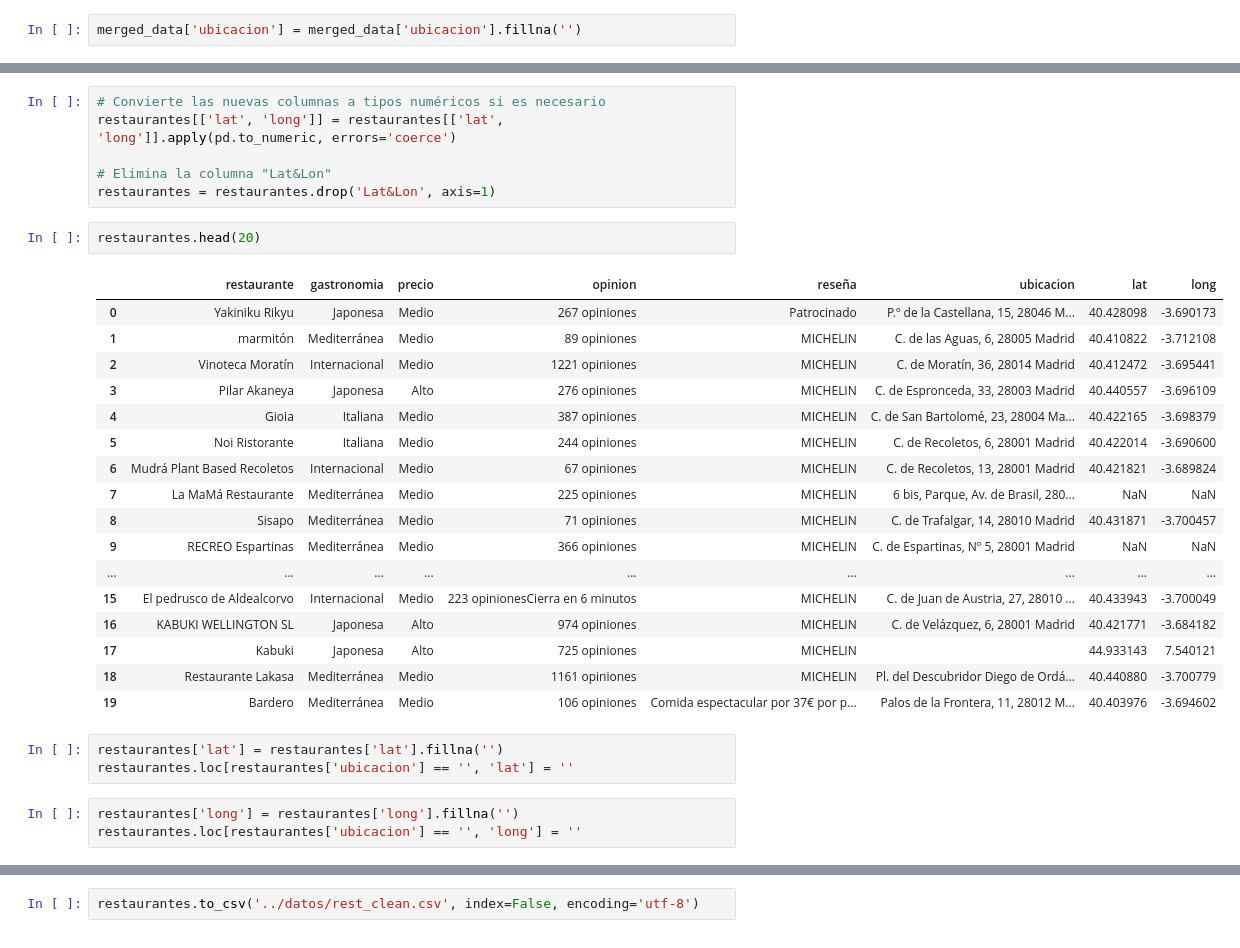
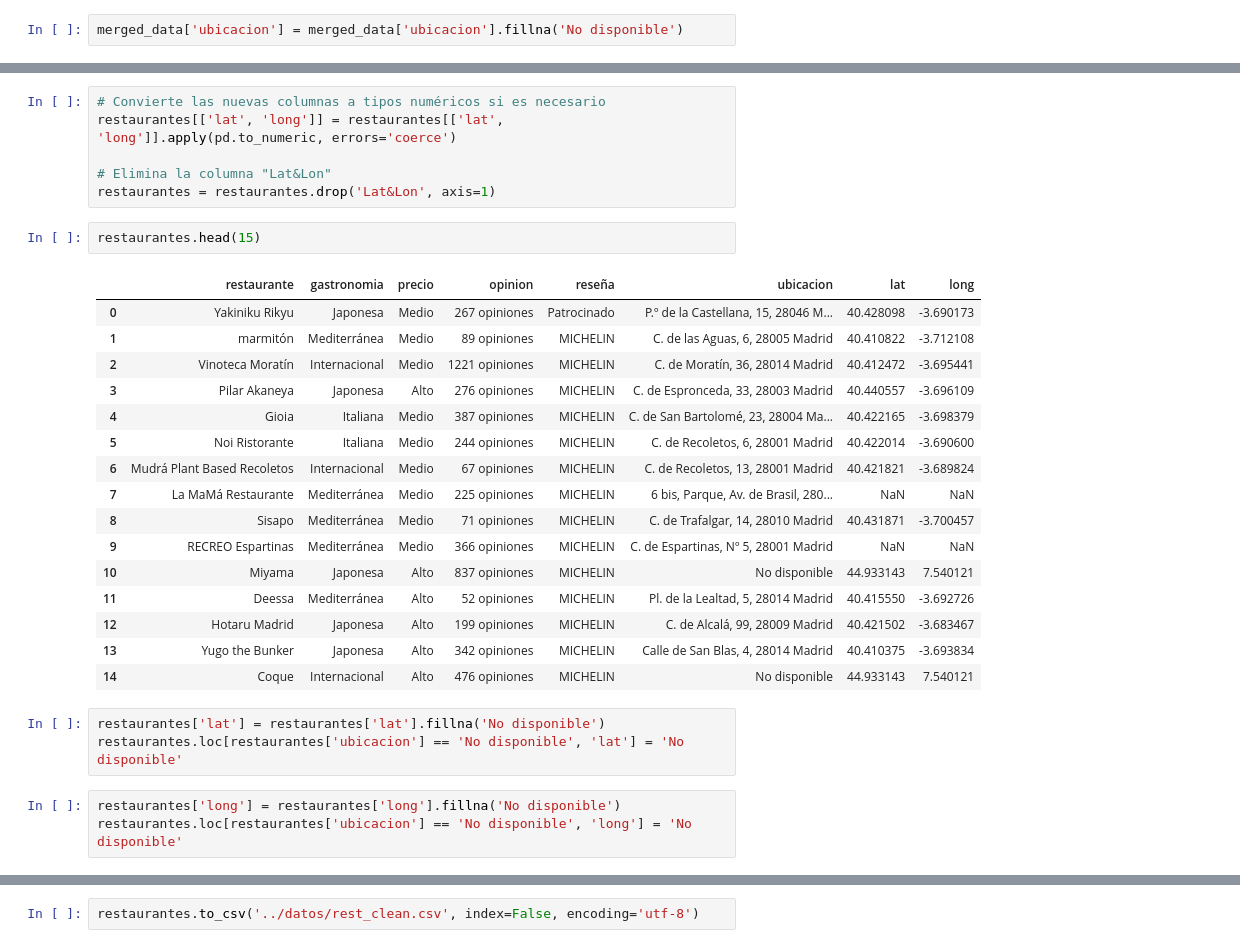
Before and after one commit to SaraPazo/Final-project-event, a Jupyter notebook: restaurantes/rest_notes/Uniones.ipynb, the cells around one changed output, grey strips where cells are left out. Cells and saved outputs as stored; diff of their text form.

```diff
--- a/restaurantes/rest_notes/Uniones.ipynb
+++ b/restaurantes/rest_notes/Uniones.ipynb
@@ -64,5 +77,5 @@ nan
 # %%
-merged_data['ubicacion'] = merged_data['ubicacion'].fillna('')
+merged_data['ubicacion'] = merged_data['ubicacion'].fillna('No disponible')
 # %%
 merged_data.head(15)
 # %% [output]
@@ -113,31 +126,30 @@ restaurantes[['lat', 'long']] = restaurantes[['lat', 'long']].apply(pd.to_numeri
 # Elimina la columna "Lat&Lon"
 restaurantes = restaurantes.drop('Lat&Lon', axis=1)
 # %%
-restaurantes.head(20)
+restaurantes.head(15)
 # %% [output]
 |  | restaurante | gastronomia | precio | opinion | reseña | ubicacion | lat | long |
 | 0 | Yakiniku Rikyu | Japonesa | Medio | 267 opiniones | Patrocinado | P.º de la Castellana, 15, 28046 M... | 40.428098 | -3.690173 |
 | 1 | marmitón | Mediterránea | Medio | 89 opiniones | MICHELIN | C. de las Aguas, 6, 28005 Madrid | 40.410822 | -3.712108 |
 | 2 | Vinoteca Moratín | Internacional | Medio | 1221 opiniones | MICHELIN | C. de Moratín, 36, 28014 Madrid | 40.412472 | -3.695441 |
 | 3 | Pilar Akaneya | Japonesa | Alto | 276 opiniones | MICHELIN | C. de Espronceda, 33, 28003 Madrid | 40.440557 | -3.696109 |
 | 4 | Gioia | Italiana | Medio | 387 opiniones | MICHELIN | C. de San Bartolomé, 23, 28004 Ma... | 40.422165 | -3.698379 |
 | 5 | Noi Ristorante | Italiana | Medio | 244 opiniones | MICHELIN | C. de Recoletos, 6, 28001 Madrid | 40.422014 | -3.690600 |
 | 6 | Mudrá Plant Based Recoletos | Internacional | Medio | 67 opiniones | MICHELIN | C. de Recoletos, 13, 28001 Madrid | 40.421821 | -3.689824 |
 | 7 | La MaMá Restaurante | Mediterránea | Medio | 225 opiniones | MICHELIN | 6 bis, Parque, Av. de Brasil, 280... | NaN | NaN |
 | 8 | Sisapo | Mediterránea | Medio | 71 opiniones | MICHELIN | C. de Trafalgar, 14, 28010 Madrid | 40.431871 | -3.700457 |
 | 9 | RECREO Espartinas | Mediterránea | Medio | 366 opiniones | MICHELIN | C. de Espartinas, Nº 5, 28001 Madrid | NaN | NaN |
-| ... | ... | ... | ... | ... | ... | ... | ... | ... |
-| 15 | El pedrusco de Aldealcorvo | Internacional | Medio | 223 opinionesCierra en 6 minutos | MICHELIN | C. de Juan de Austria, 27, 28010 ... | 40.433943 | -3.700049 |
-| 16 | KABUKI WELLINGTON SL | Japonesa | Alto | 974 opiniones | MICHELIN | C. de Velázquez, 6, 28001 Madrid | 40.421771 | -3.684182 |
-| 17 | Kabuki | Japonesa | Alto | 725 opiniones | MICHELIN |  | 44.933143 | 7.540121 |
-| 18 | Restaurante Lakasa | Mediterránea | Medio | 1161 opiniones | MICHELIN | Pl. del Descubridor Diego de Ordá... | 40.440880 | -3.700779 |
-| 19 | Bardero | Mediterránea | Medio | 106 opiniones | Comida espectacular por 37€ por p... | Palos de la Frontera, 11, 28012 M... | 40.403976 | -3.694602 |
+| 10 | Miyama | Japonesa | Alto | 837 opiniones | MICHELIN | No disponible | 44.933143 | 7.540121 |
+| 11 | Deessa | Mediterránea | Alto | 52 opiniones | MICHELIN | Pl. de la Lealtad, 5, 28014 Madrid | 40.415550 | -3.692726 |
+| 12 | Hotaru Madrid | Japonesa | Alto | 199 opiniones | MICHELIN | C. de Alcalá, 99, 28009 Madrid | 40.421502 | -3.683467 |
+| 13 | Yugo the Bunker | Japonesa | Alto | 342 opiniones | MICHELIN | Calle de San Blas, 4, 28014 Madrid | 40.410375 | -3.693834 |
+| 14 | Coque | Internacional | Alto | 476 opiniones | MICHELIN | No disponible | 44.933143 | 7.540121 |
 # %%
-restaurantes['lat'] = restaurantes['lat'].fillna('')
-restaurantes.loc[restaurantes['ubicacion'] == '', 'lat'] = ''
+restaurantes['lat'] = restaurantes['lat'].fillna('No disponible')
+restaurantes.loc[restaurantes['ubicacion'] == 'No disponible', 'lat'] = 'No disponible'
 # %%
-restaurantes['long'] = restaurantes['long'].fillna('')
-restaurantes.loc[restaurantes['ubicacion'] == '', 'long'] = ''
+restaurantes['long'] = restaurantes['long'].fillna('No disponible')
+restaurantes.loc[restaurantes['ubicacion'] == 'No disponible', 'long'] = 'No disponible'
 # %%
 restaurantes.tail(10)
 # %% [output]
```
Also changed, not shown: parts of 4 cells of this notebook, 5 other files.
